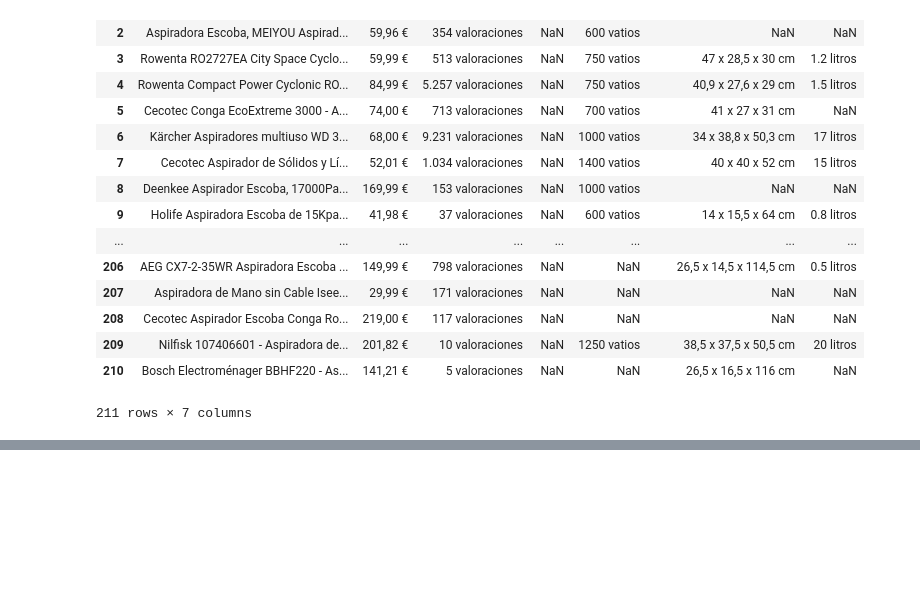
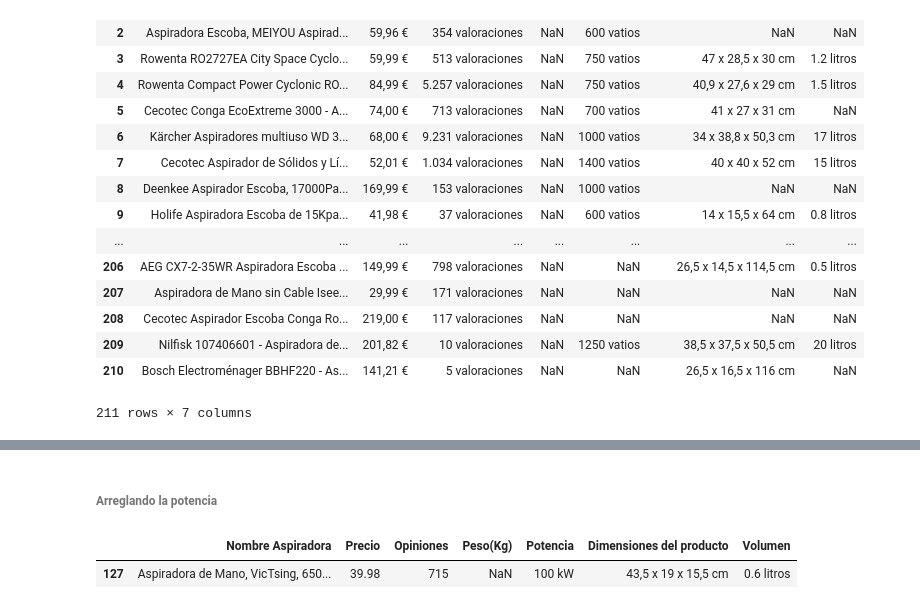
Before and after one commit to xgutierrez/Platzi-DataScienceAmazon, a Jupyter notebook: AnálisisDeAspiradoras.ipynb, the cells around one changed output, grey strips where cells are left out. Cells and saved outputs as stored; diff of their text form; code cells hidden in the pictures; blank space fills up the shorter version.

```diff
--- a/AnálisisDeAspiradoras.ipynb
+++ b/AnálisisDeAspiradoras.ipynb
@@ -436,0 +556,15 @@ nuevoDatoAspiradora
+# %% [markdown]
+###### Arreglando la potencia
+# %%
+# Buscando un texto
+
+bool_series = pd.notnull(aspiradoras["Potencia"])
+bool_series
+
+aspiradoras1 = aspiradoras[bool_series]
+
+#type(aspiradoras1)
+aspiradoras1[aspiradoras1["Potencia"].str.contains('k')]
+# %% [output]
+|  | Nombre Aspiradora | Precio | Opiniones | Peso(Kg) | Potencia | Dimensiones del producto | Volumen |
+| 127 | Aspiradora de Mano, VicTsing, 650... | 39.98 | 715 | NaN | 100 kW | 43,5 x 19 x 15,5 cm | 0.6 litros |
```
Also changed, not shown: parts of 12 cells of this notebook.
